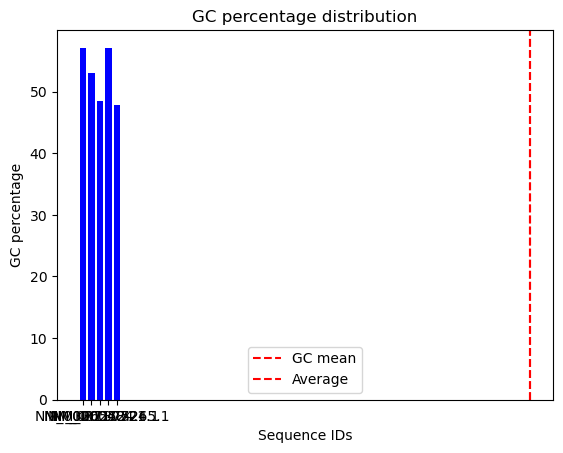
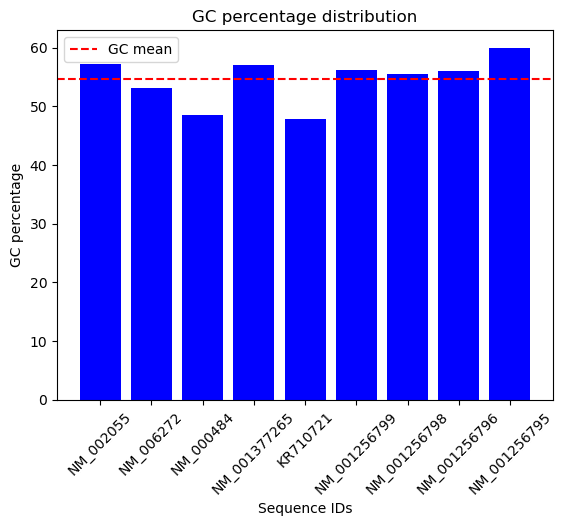
Unified diff of the notebook cell whose output changed from the first chart to the second:
--- before
+++ after
@@ -3,15 +3,28 @@
 import time 
 import numpy as np
+import seaborn as sns 
+import pandas as pd
 Entrez.email = "[email redacted]"
-genes_list = ["NM_002055.5", "NM_006272.2","NM_000484.4", "NM_001377265", "KR710721.1"]
+genes_list = ["NM_002055.5", "NM_006272.2","NM_000484.4", "NM_001377265", "KR710721.1", "NM_198578.4", "NM_001256798.2", "NM_001256797.2", "NM_001256796.2", "NM_001256795.2"]
 
+
+
+def gene_comparator(seq1, seq2):
+    matches = 0
+    for char1, char2 in zip(seq1, seq2):
+        if char1 == char2:
+            matches += 1
+    return matches / min(len(seq1), len(seq2)) * 100
 
 def fetch_sequence(accession_id):
     try:
-        handle = Entrez.efetch(db="nucleotide", id=accession_id, rettype="fasta", retmode="text")
-        record = SeqIO.read(handle, "fasta")
+        handle = Entrez.efetch(db="nucleotide", id=accession_id, rettype="gb", retmode="text")
+        record = SeqIO.read(handle, "gb")
+        print(record.name)
+        print(record.description)
         handle.close()
         genes={
         "Sequence ID": record.id,
+        "Real Sequence Name": record.name,
         "Sequence length": len(record.seq),
         "gc": (record.seq.count('G') + record.seq.count('C')) / len(record.seq) * 100,
@@ -22,6 +35,5 @@
         print(f"Error fetching sequence for {accession_id}: {e}")
         return None
-   
-    
+
 def genes_loop():
     gc_list = []
@@ -30,5 +42,5 @@
     average = 0
     for gene in genes_list:
-        time.sleep(1)
+        time.sleep(1.5)
         result = fetch_sequence(gene)
         if result is not None:
@@ -38,22 +50,31 @@
         gc_list.append(x["gc"])
     gc_array = np.array(gc_list)
-    nombres = [x["Sequence ID"] for x in genes]
+    nombres = [x["Real Sequence Name"] for x in genes]
     mean = np.mean(gc_array)
     average = np.average(gc_array)
-    plt.bar(nombres, gc_array, color='blue')
+    plt.bar(nombres, gc_array, color='blue',)
+    plt.xticks(rotation=45)
     plt.title("GC percentage distribution")
     plt.xlabel("Sequence IDs")
     plt.ylabel("GC percentage")
-    plt.axvline(mean, color='red', linestyle='--', label="GC mean")
-    plt.axvline(average, color='red', linestyle='--', label="Average")
+    plt.axhline(mean, color='red', linestyle='--', label="GC mean")
     plt.legend()
     plt.show()
-    return gc_array
+    return genes, nombres
+
+
+genes, nombres = genes_loop() 
+matrix = np.zeros((len(genes), len(genes)))
+for i in range(len(genes)):
+    for j in range(len(genes)): 
+         matrix[i][j] = gene_comparator(genes[i]["sequence"], genes[j]["sequence"])
+gdf=pd.DataFrame(matrix, index=nombres, columns=nombres)
+sns.heatmap(gdf, annot=True, fmt=".2f", cmap="coolwarm")
+plt.show
 
 
 
 
-genes_loop()
-
+fetch_sequence("NM_002055.5")
 
 

Commit: week 6: real gene names from GenBank, 6-gene analysis GFAP S100B APP TAU BDNF LRKK2